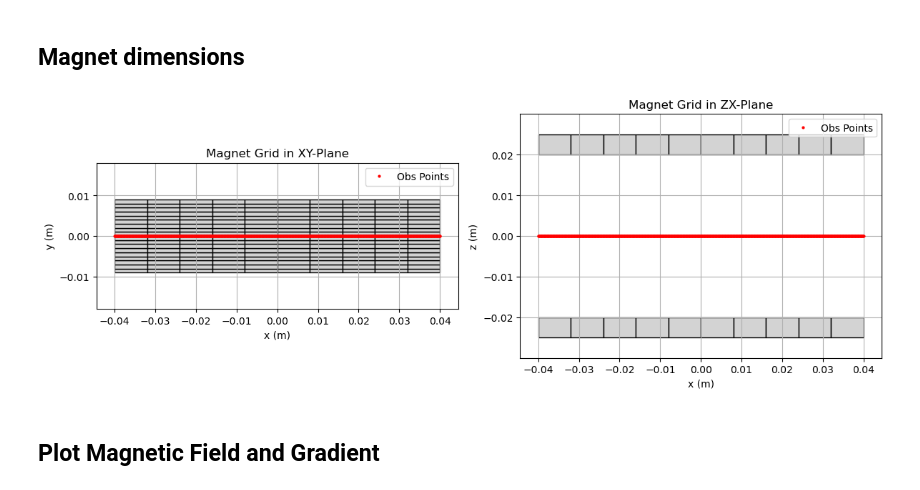
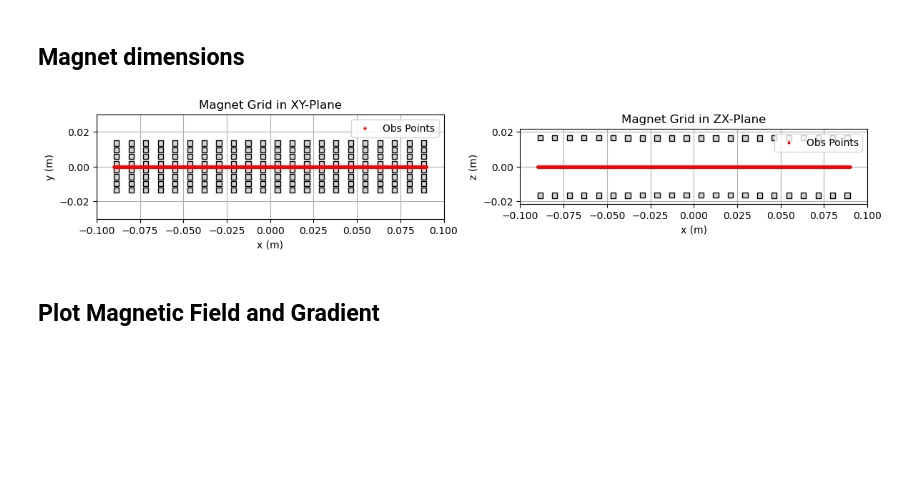
Before and after one commit to joostwijn/Rotating_Magnetic_Setup, a Jupyter notebook: 3. Magnets/Field_Shaping_Algorithm_JAX.ipynb, the cells around one changed output. Saved outputs shown, nothing was run; the diff lists cells and outputs as text; code cells hidden in the pictures; blank space fills up the shorter version.

```diff
--- a/3. Magnets/Field_Shaping_Algorithm_JAX.ipynb
+++ b/3. Magnets/Field_Shaping_Algorithm_JAX.ipynb
@@ -124,28 +124,31 @@ def plot_magnet_grid(a_total, a_one, n_x, b_total, b_one, n_y, h, zl, x_val, y_v
 # %%
 #------------------------------------------------------------------
 # Dimensions and coordinates of the magnet grid, magnets and observation points.
 #------------------------------------------------------------------
-A_TOTAL = 80e-3    # Grid width (x-dimension)
-A_ONE   = 8e-3   # Magnet width (x-dimension)
-N_X     = 10     # Number of magnets in x-direction
-B_TOTAL = 18e-3    # Grid depth (y-dimension)
-B_ONE   = 1e-3     # Magnet depth (y-dimension)
-N_Y     = 18       # Number of magnets in y-direction
-H       = 5e-3     # Magnet height (z-dimension)
+A_TOTAL = 180e-3    # Grid width (x-dimension)
+A_ONE   = 3e-3   # Magnet width (x-dimension)
+N_X     = 22     # Number of magnets in x-direction
+B_TOTAL = 30e-3    # Grid depth (y-dimension)
+B_ONE   = 3e-3     # Magnet depth (y-dimension)
+N_Y     = 8       # Number of magnets in y-direction
+H       = 3e-3     # Magnet height (z-dimension)
 MZ      = 1.19     # Magnetization along z
 
 # Vertical offsets for each magnet column (using same offset for all)
-ZL = jnp.array([20e-3, 20e-3, 20e-3, 20e-3, 20e-3, 20e-3, 20e-3, 20e-3, 20e-3, 20e-3]) # jnp.array([20e-3, 20e-3, 20e-3, 20e-3, 20e-3, 20e-3, 20e-3, 20e-3, 20e-3, 20e-3]); jnp.full(N_X, 20e-3)
+ZL = jnp.array([0.015000931, 0.015001862, 0.015003657, 0.015007463, 0.015013085, 0.015007498, 0.01497554,
+0.014944282, 0.014925801, 0.014915318, 0.014910416, 0.014910416, 0.014915318, 0.014925805,
+0.014944279, 0.014975554, 0.015007523, 0.015013086, 0.015007461, 0.015003653, 0.015001862, 0.015000931]) # jnp.array([20e-3, 20e-3, 20e-3, 20e-3, 20e-3, 20e-3, 20e-3, 20e-3, 20e-3, 20e-3]); jnp.full(N_X, 20e-3)
+
 
 # Observation points (only one coordinate can be an array; the others must be zero)
-X_VAL = jnp.arange(-40e-3, 40.1e-3, 1e-4)  # jnp.arange(-40e-3, 41e-3, 1e-3)
+X_VAL = jnp.arange(-90e-3, 90.1e-3, 1e-4)  # jnp.arange(-40e-3, 41e-3, 1e-3)
 Y_VAL = 0.0  # jnp.arange(-9e-3, 10e-3, 1e-3)
 Z_VAL = 0.0  # jnp.arange(-19e-3, 20e-3, 1e-3)
 
 # Plot the magnetic grid and view the observation points.
 plot_magnet_grid(A_TOTAL, A_ONE, N_X, B_TOTAL, B_ONE, N_Y, H, ZL, X_VAL, Y_VAL, Z_VAL)
 # %% [output]
-[figure, old version]
+[figure, new version]
 # %% [markdown]
 ## Plot Magnetic Field and Gradient
 # %%
```
Also changed, not shown: parts of 5 cells of this notebook.
